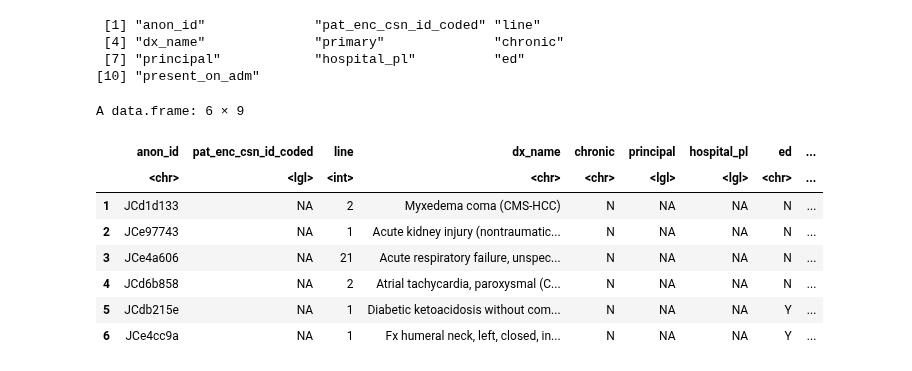
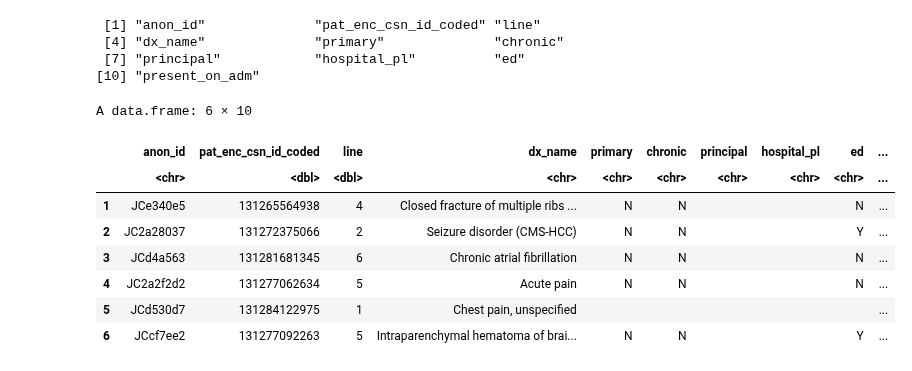
Before and after one commit to Minh084/TDA, a Jupyter notebook: 4_description/4.2_difference.ipynb, the cells around one changed output. Saved outputs shown, nothing was run; the diff lists cells and outputs as text; code cells hidden in the pictures.

Commit message:
query other tables for diff

```diff
--- a/4_description/4.1_difference.ipynb
+++ b/4_description/4.2_difference.ipynb
@@ -346,14 +416,14 @@ colnames(dx)
  [7] "principal"            "hospital_pl"          "ed"
 [10] "present_on_adm"
 # %%
-head(dx_pri)
+head(dx)
 # %% [output]
-A data.frame: 6 × 9
+A data.frame: 6 × 10
-|  | anon_id | pat_enc_csn_id_coded | line | dx_name | chronic | principal | hospital_pl | ed | ... |
-|  | <chr> | <lgl> | <int> | <chr> | <chr> | <lgl> | <lgl> | <chr> | ... |
-| 1 | JCd1d133 | NA | 2 | Myxedema coma (CMS-HCC) | N | NA | NA | N | ... |
-| 2 | JCe97743 | NA | 1 | Acute kidney injury (nontraumatic... | N | NA | NA | N | ... |
-| 3 | JCe4a606 | NA | 21 | Acute respiratory failure, unspec... | N | NA | NA | N | ... |
-| 4 | JCd6b858 | NA | 2 | Atrial tachycardia, paroxysmal (C... | N | NA | NA | N | ... |
-| 5 | JCdb215e | NA | 1 | Diabetic ketoacidosis without com... | N | NA | NA | Y | ... |
-| 6 | JCe4cc9a | NA | 1 | Fx humeral neck, left, closed, in... | N | NA | NA | Y | ... |
+|  | anon_id | pat_enc_csn_id_coded | line | dx_name | primary | chronic | principal | hospital_pl | ed | ... |
+|  | <chr> | <dbl> | <dbl> | <chr> | <chr> | <chr> | <chr> | <chr> | <chr> | ... |
+| 1 | JCe340e5 | 131265564938 | 4 | Closed fracture of multiple ribs ... | N | N |  |  | N | ... |
+| 2 | JC2a28037 | 131272375066 | 2 | Seizure disorder (CMS-HCC) | N | N |  |  | Y | ... |
+| 3 | JCd4a563 | 131281681345 | 6 | Chronic atrial fibrillation | N | N |  |  | N | ... |
+| 4 | JC2a2f2d2 | 131277062634 | 5 | Acute pain | N | N |  |  | N | ... |
+| 5 | JCd530d7 | 131284122975 | 1 | Chest pain, unspecified |  |  |  |  |  | ... |
+| 6 | JCcf7ee2 | 131277092263 | 5 | Intraparenchymal hematoma of brai... | N | N |  |  | Y | ... |
```
Also changed, not shown: parts of 13 cells of this notebook, 4 other files.
